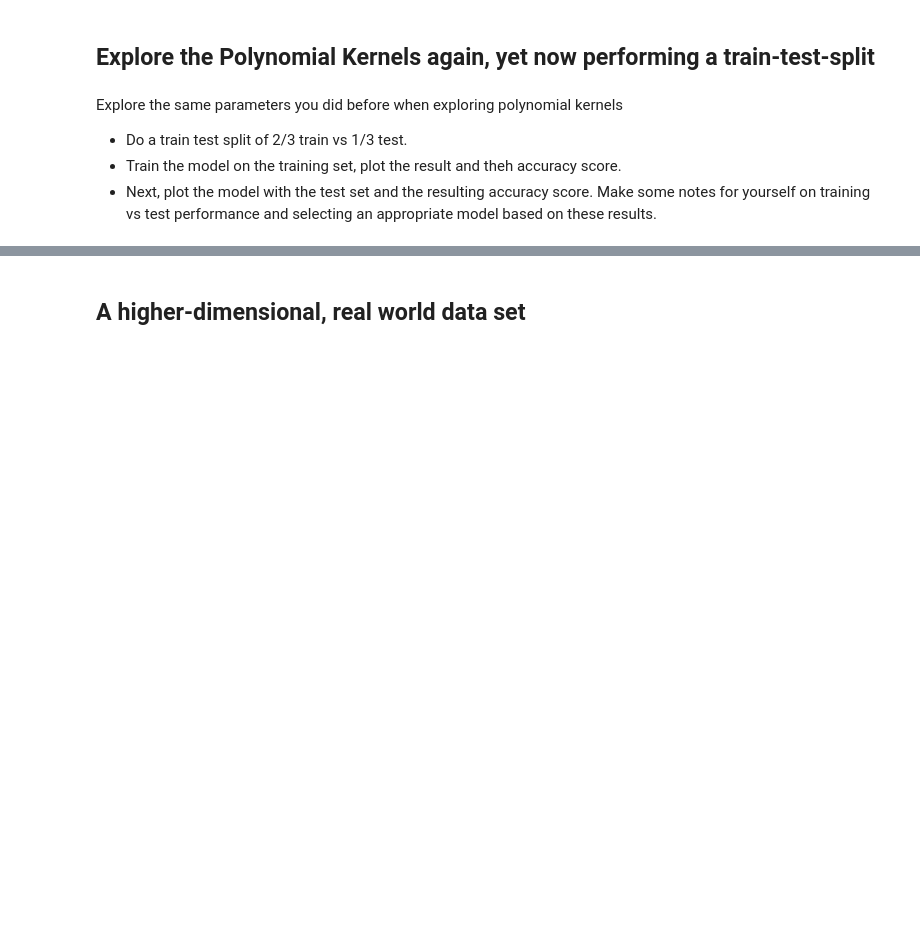
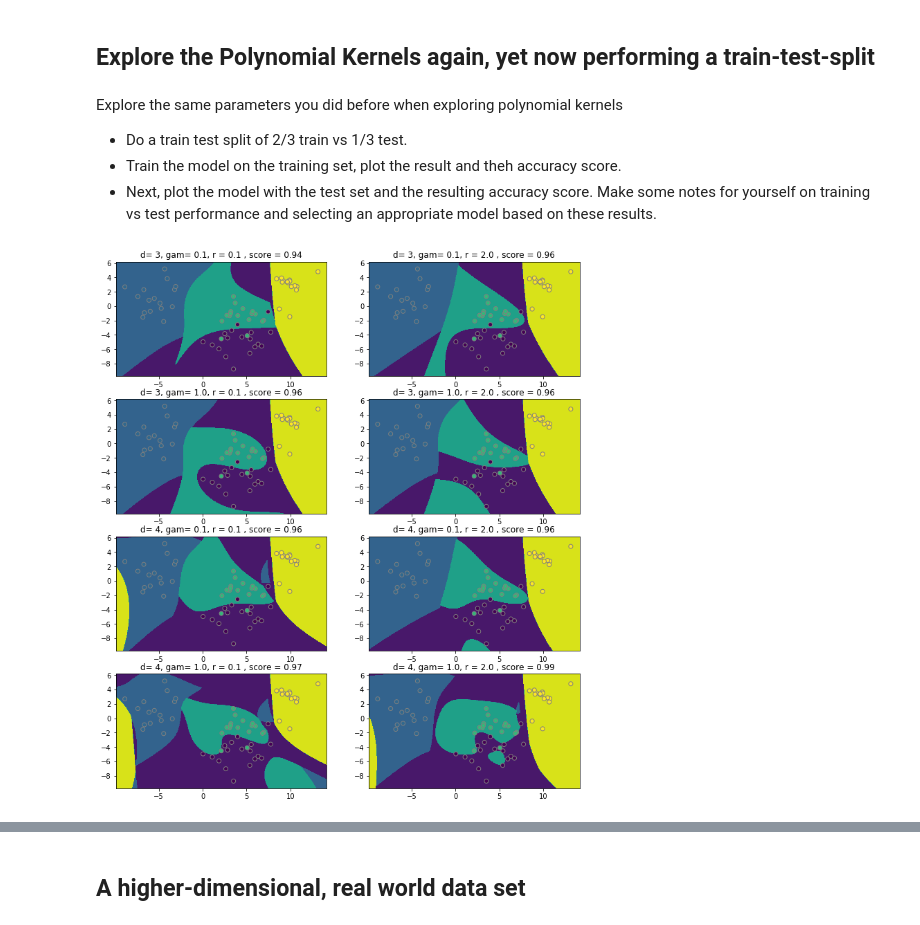
Before and after one commit to learn-co-curriculum/dsc-kernels-in-scikit-learn-lab, a Jupyter notebook: index.ipynb, the cells around one changed output, grey strips where cells are left out. Saved outputs shown, nothing was run; the diff lists cells and outputs as text; code cells hidden in the pictures; blank space fills up the shorter version.

```diff
--- a/index.ipynb
+++ b/index.ipynb
@@ -114,6 +208,21 @@ Explore the same parameters you did before when exploring polynomial kernels
 - Do a train test split of 2/3 train vs 1/3 test.
 - Train the model on the training set, plot the result and theh accuracy score.
 - Next, plot the model with the test set and the resulting accuracy score. Make some notes for yourself on training vs test performance and selecting an appropriate model based on these results.
+# %%
+X_train, X_test, y_train, y_test = train_test_split(X_3, y_3, test_size = 0.33, random_state=123)
+
+# Create a loop that builds a model for each of the 8 combinations
+r_range =  np.array([0.1, 2])  # [0.01, 10]
+gamma_range =  np.array([0.1, 1]) # [1, 100]
+d_range = np.array([3, 4])
+param_grid = dict(gamma=gamma_range, degree = d_range, coef0 = r_range)
+details = []
+for d in d_range:
+    for gamma in gamma_range:
+         for r in r_range:
+            clf = svm.SVC(kernel = "poly", coef0 = r , gamma=gamma, degree= d)
+            clf.fit(X_train, y_train)
+            details.append((r, d, gamma, clf))
 # %%
 # Prepare your data for plotting
 X1= X_train[:,0]
@@ -126,3 +235,22 @@ x2_coord = np.linspace(X2_min, X2_max, 500)
 
 X2_C, X1_C = np.meshgrid(x2_coord, x1_coord)
 x1x2 = np.c_[X1_C.ravel(), X2_C.ravel()]
+# %%
+# Plot the prediction results in 8 subplots
+plt.figure(figsize=(12, 14))
+
+for (k, (r, d,gamma, clf)) in enumerate(details):
+    # evaluate the predictions in a grid
+    Z = clf.predict(x1x2)
+    Z = Z.reshape(X1_C.shape)
+
+    # visualize decision function for these parameters
+    plt.subplot(4, 2, k + 1)
+    plt.title("d= %r, gam= %r, r = %r , score = %r"  % (d, gamma,r, round(clf.score(X_train,y_train), 2)))
+
+    # visualize parameter's effect on decision function
+    plt.contourf(X1_C, X2_C, Z, alpha = 1)
+    plt.scatter(X1, X2, c=y_train,  edgecolors='gray')
+    plt.axis('tight')
+# %% [output]
+[figure, added]
```
Also changed, not shown: parts of 16 cells of this notebook, 7 other files.
